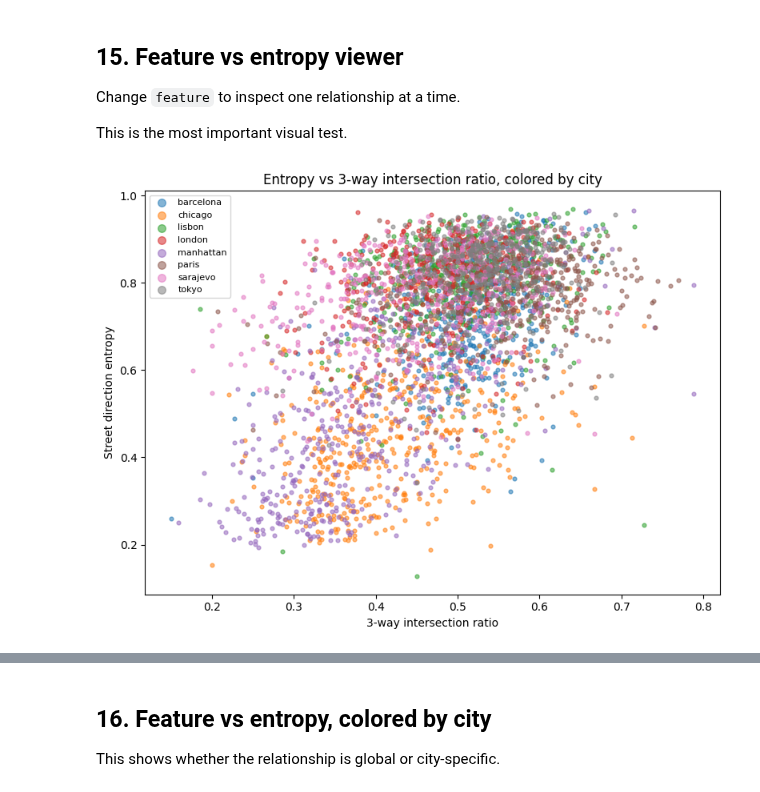
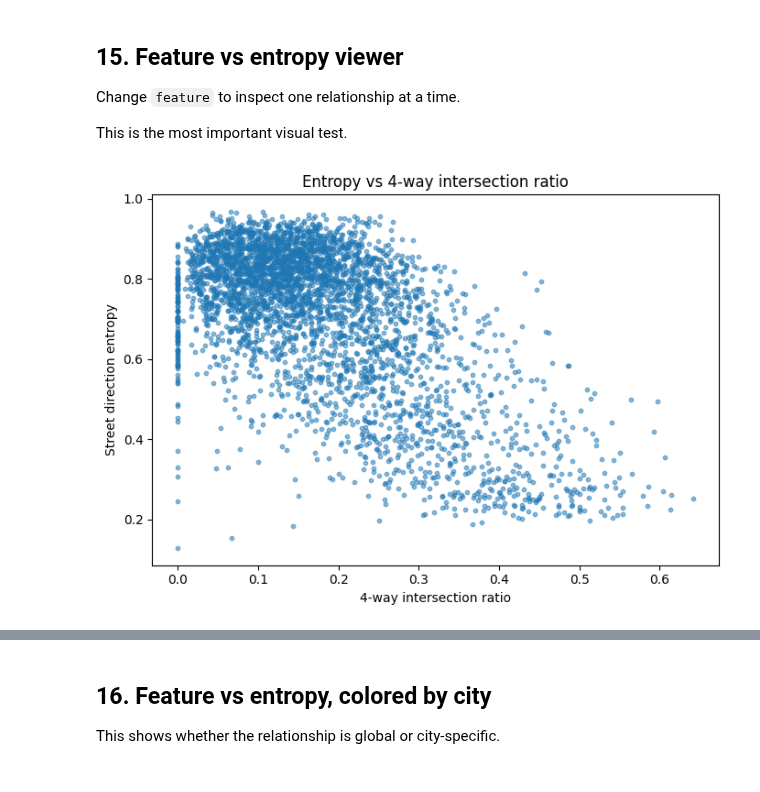
Before and after one commit to evavasileska-svg/Urban-morphology-classification-, a Jupyter notebook: notebooks/09_graph_feature_eda.ipynb, the cells around one changed output, grey strips where cells are left out. Saved outputs shown, nothing was run; the diff lists cells and outputs as text; code cells hidden in the pictures.

Commit message:
Clean graph entropy EDA notebook and save selected figures

```diff
--- a/notebooks/09_graph_feature_eda.ipynb
+++ b/notebooks/09_graph_feature_eda.ipynb
@@ -422,24 +360,14 @@ Change `feature` to inspect one relationship at a time.
 
 This is the most important visual test.
 # %%
-feature = "proportion_3way"
+feature = "proportion_4way"
 
-plt.figure(figsize=(8, 6))
-
-for code, group in df.groupby("code"):
-    plt.scatter(
-        group[feature],
-        group[entropy_col],
-        s=12,
-        alpha=0.55,
-        label=code
-    )
-
-plt.title("Entropy vs 3-way intersection ratio, colored by city")
-plt.xlabel("3-way intersection ratio")
-plt.ylabel("Street direction entropy")
-plt.legend(markerscale=2, fontsize=8)
+plt.figure(figsize=(7, 5))
+plt.scatter(df[feature], df[entropy_col], s=10, alpha=0.5)
+plt.title(f"Entropy vs {human_labels.get(feature, feature)}")
+plt.xlabel(human_labels.get(feature, feature))
+plt.ylabel(human_labels.get(entropy_col, entropy_col))
 plt.tight_layout()
 plt.show()
 # %% [output]
-[figure, old version]
+[figure, new version]
```
Also changed, not shown: parts of 47 cells of this notebook.
